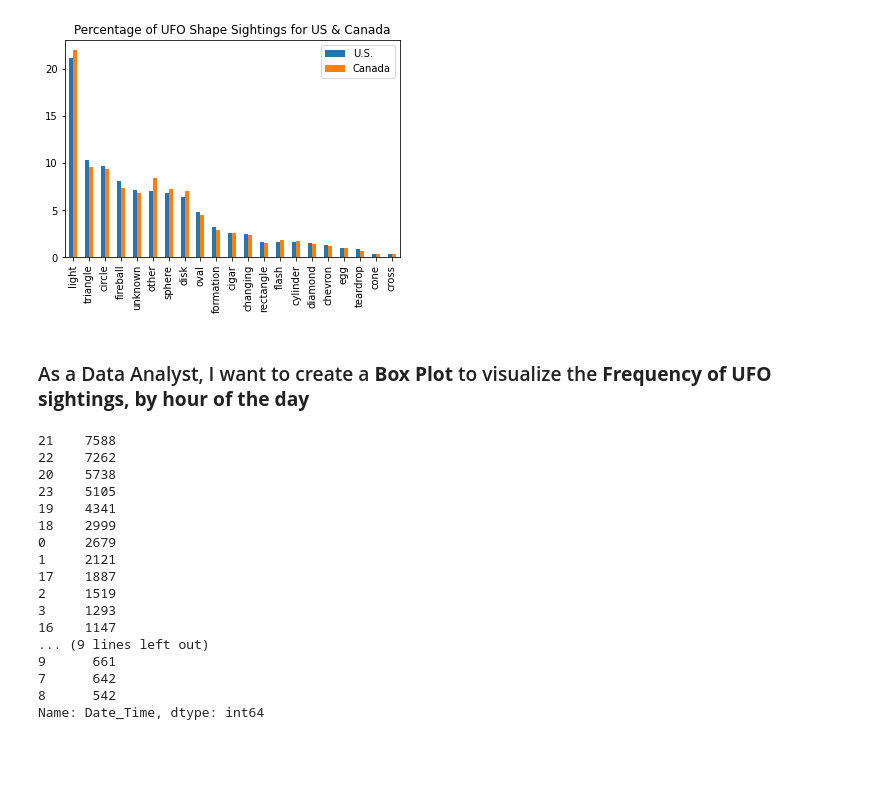
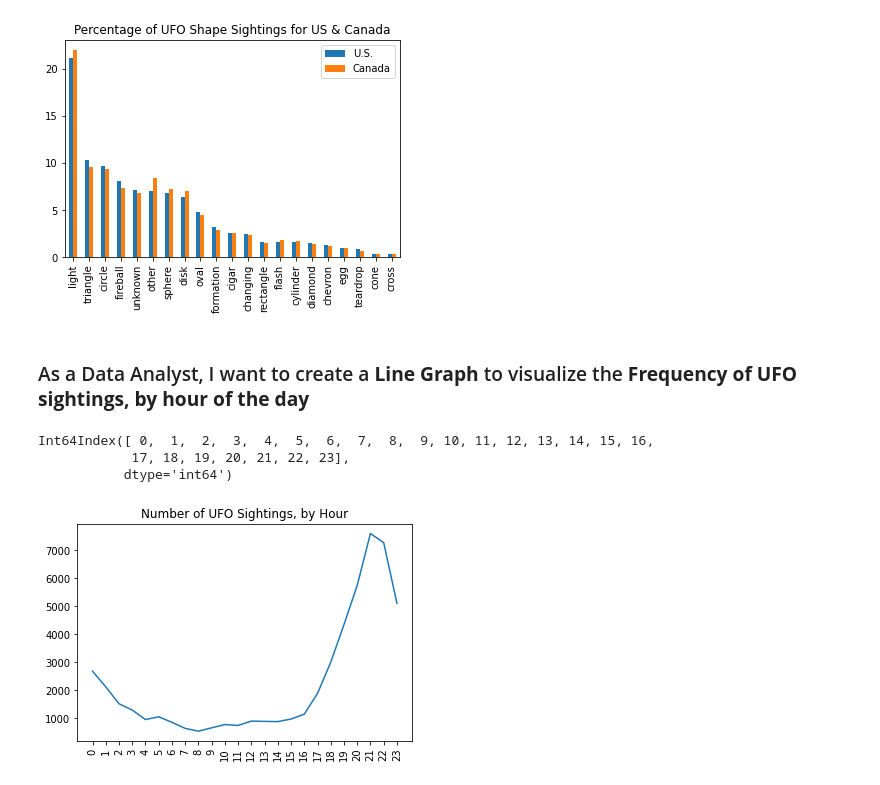
Before and after one commit to megancindric/DA_Flex_Pandas_MatPlotLib, a Jupyter notebook: Pandas_MatPlotLib_User_Stories.ipynb, the cells around one changed output. Saved outputs shown, nothing was run; the diff lists cells and outputs as text; code cells hidden in the pictures; blank space fills up the shorter version.

Commit message:
feat: Added line graph timeseries analysis

```diff
--- a/Pandas_MatPlotLib_User_Stories.ipynb
+++ b/Pandas_MatPlotLib_User_Stories.ipynb
@@ -226,27 +226,23 @@ shapes_plot.set_title("Percentage of UFO Shape Sightings for US & Canada")
 Text(0.5, 1.0, 'Percentage of UFO Shape Sightings for US & Canada')
 [figure]
 # %% [markdown]
-### As a Data Analyst, I want to create a **Box Plot** to visualize the **Frequency of UFO sightings, by hour of the day**
+### As a Data Analyst, I want to create a **Line Graph** to visualize the **Frequency of UFO sightings, by hour of the day**
-# %%
-filtered_df.head()
-# Create new data frame, with index col as hour of day,
-hours_df = (filtered_df["Date_Time"].dt.hour.value_counts())
-hours_df
-# %% [output]
-21    7588
-22    7262
-20    5738
-23    5105
-19    4341
-18    2999
-0     2679
-1     2121
-17    1887
-2     1519
-3     1293
-16    1147
-... (9 lines left out)
-9      661
-7      642
-8      542
-Name: Date_Time, dtype: int64
+# %%
+filtered_df.head()
+# Create new data frame, with index col as hour of day,
+plt.figure()
+filtered_df["Hour"] = filtered_df["Date_Time"].dt.hour
+series = filtered_df["Hour"].value_counts().sort_index()
+plotted_hours = series.plot(kind="line")
+plt.xticks(series.index, rotation='vertical')
+plotted_hours.set_title("Number of UFO Sightings, by Hour")
+print(series.index)
+
+#Alternative approach, similar outcome
+#hour_df = filtered_df.groupby('Hour').size().plot()
+#hour_df.set_title("Number of UFO Sightings, by Hour")
+# %% [output]
+Int64Index([ 0,  1,  2,  3,  4,  5,  6,  7,  8,  9, 10, 11, 12, 13, 14, 15, 16,
+            17, 18, 19, 20, 21, 22, 23],
+           dtype='int64')
+[figure, added]
```
